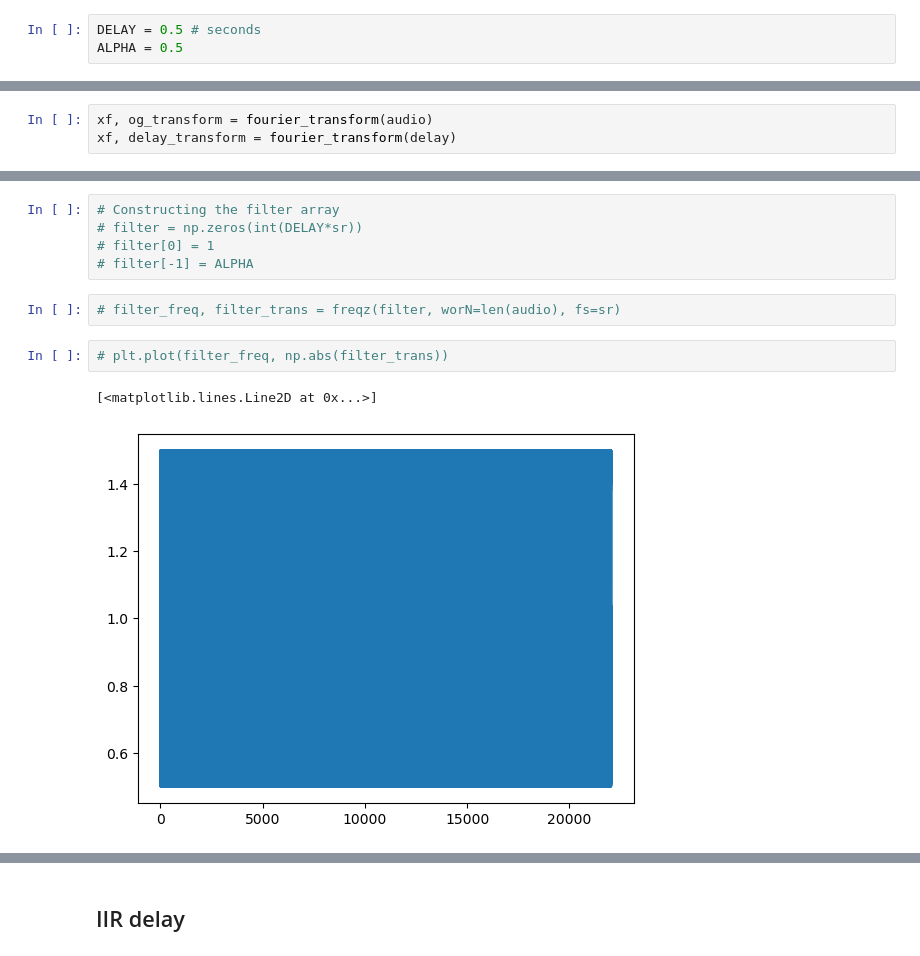
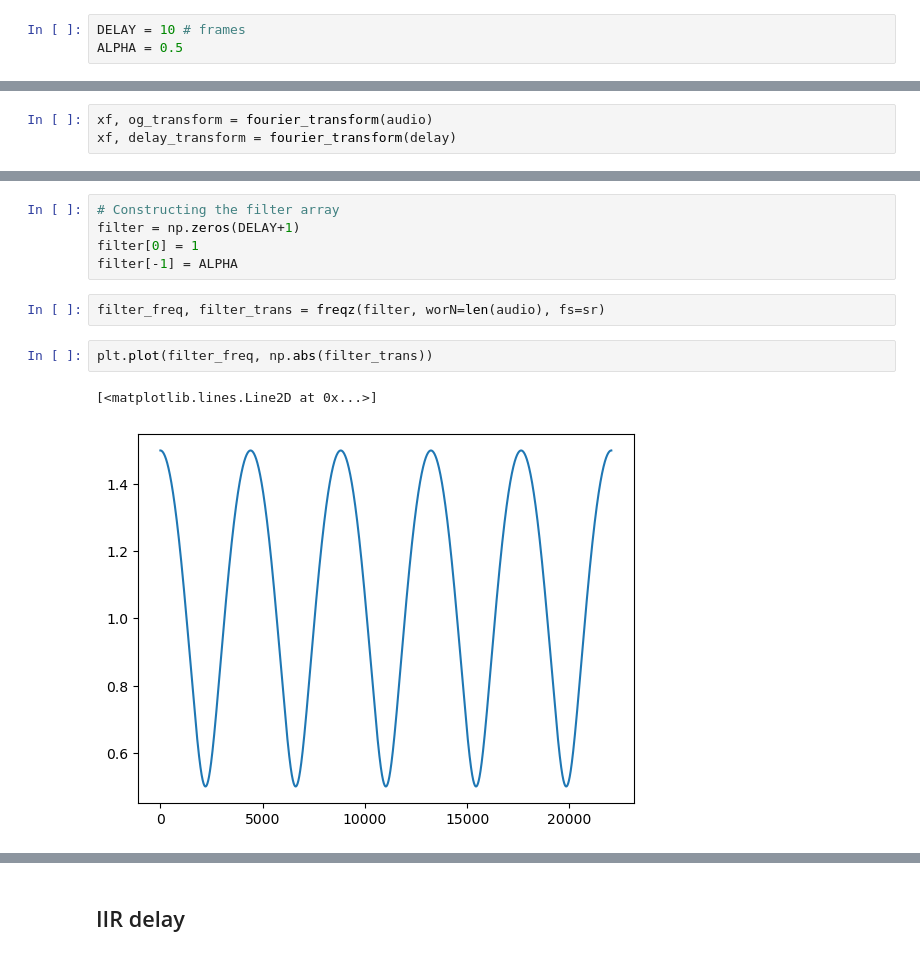
Before and after one commit to diegotg2000/SignalProcessing, a Jupyter notebook: H2/filtering_audio.ipynb, the cells around one changed output, grey strips where cells are left out. Drawn from its saved outputs; the diff is of its cells as text.

```diff
--- a/H2/filtering_audio.ipynb
+++ b/H2/filtering_audio.ipynb
@@ -30,6 +30,6 @@ h[n] = \begin{cases}
 \end{cases}
 $$
 # %%
-DELAY = 0.5 # seconds
+DELAY = 10 # frames
 ALPHA = 0.5
 # %%
@@ -79,13 +79,13 @@ plt.legend()
 # %%
 # Constructing the filter array
-# filter = np.zeros(int(DELAY*sr))
-# filter[0] = 1
-# filter[-1] = ALPHA
+filter = np.zeros(DELAY+1)
+filter[0] = 1
+filter[-1] = ALPHA
 # %%
-# filter_freq, filter_trans = freqz(filter, worN=len(audio), fs=sr)
+filter_freq, filter_trans = freqz(filter, worN=len(audio), fs=sr)
 # %%
-# plt.plot(filter_freq, np.abs(filter_trans))
+plt.plot(filter_freq, np.abs(filter_trans))
 # %% [output]
 [<matplotlib.lines.Line2D at 0x...>]
-[figure, old version]
+[figure, new version]
 # %%
```
Also changed, not shown: parts of 11 cells of this notebook.
